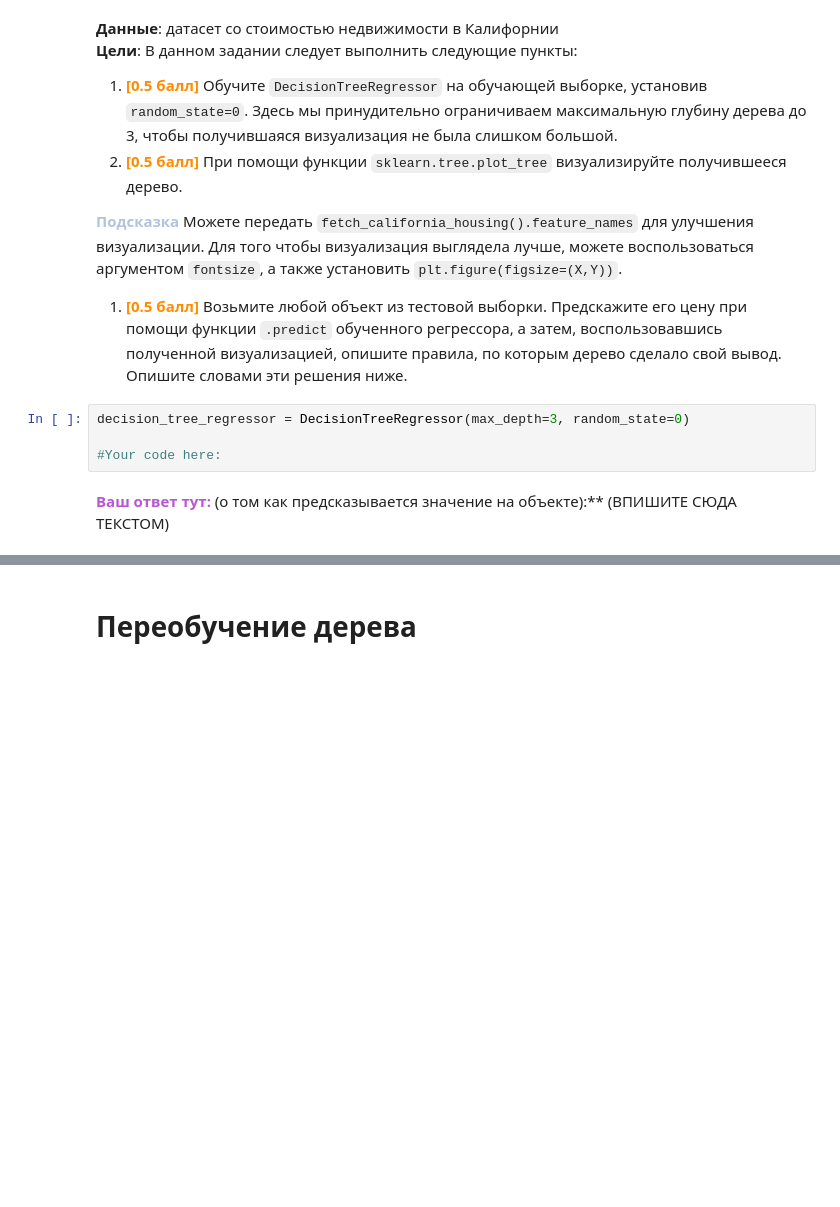
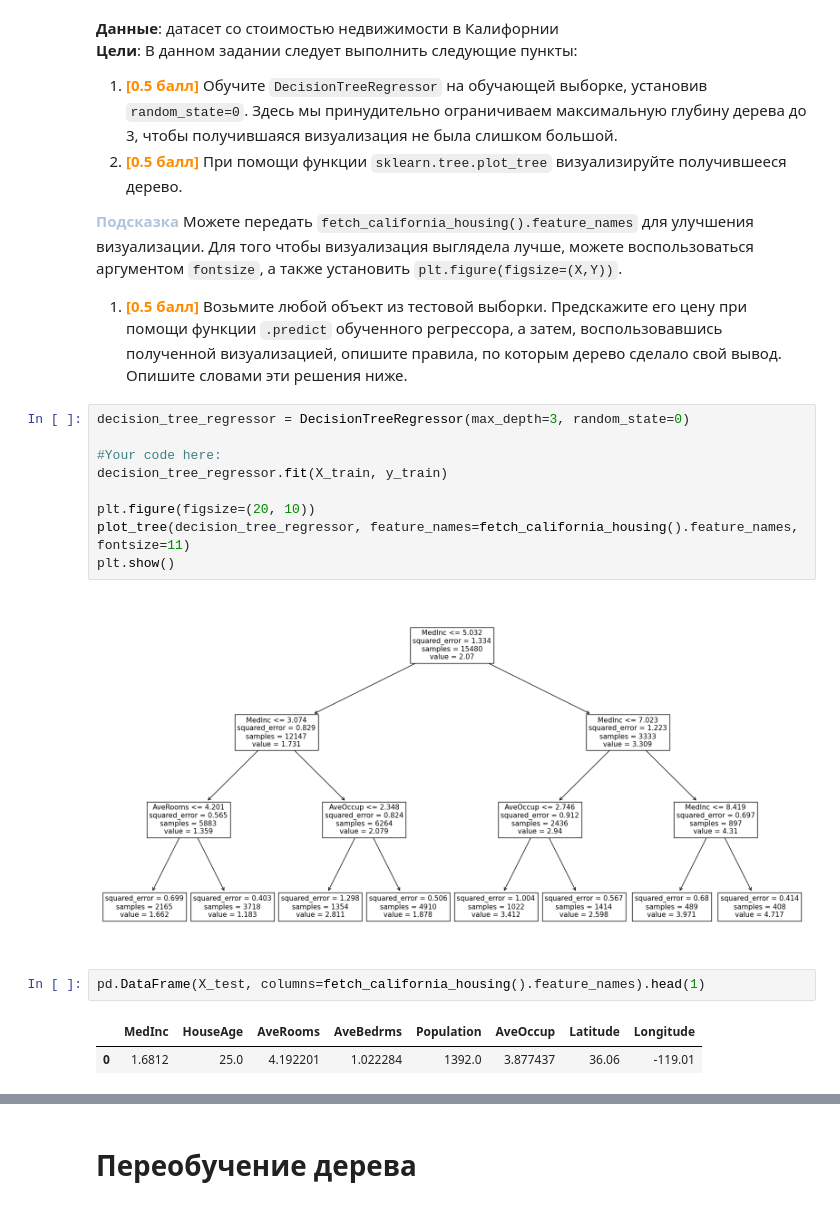
Before and after one commit to vrodealyona/ML2025, a Jupyter notebook: [Base]_Decision_Tree.ipynb, the cells around one changed output, grey strips where cells are left out. Drawn from its saved outputs; the diff is of its cells as text; blank space fills up the shorter version.

```diff
--- a/[Base]_Decision_Tree.ipynb
+++ b/[Base]_Decision_Tree.ipynb
@@ -160,6 +178,16 @@ X_train, X_test, y_train, y_test = get_california_dataset()
 # %%
 decision_tree_regressor = DecisionTreeRegressor(max_depth=3, random_state=0)
 
 #Your code here:
+decision_tree_regressor.fit(X_train, y_train)
+
+plt.figure(figsize=(20, 10))
+plot_tree(decision_tree_regressor, feature_names=fetch_california_housing().feature_names, fontsize=11)
+plt.show()
+# %% [output]
+[figure, added]
-# %% [markdown]
-<font color='MediumOrchid'>**Ваш ответ тут:**</font> (о том как предсказывается значение на объекте):** (ВПИШИТЕ СЮДА ТЕКСТОМ)
+# %%
+pd.DataFrame(X_test, columns=fetch_california_housing().feature_names).head(1)
+# %% [output]
+|  | MedInc | HouseAge | AveRooms | AveBedrms | Population | AveOccup | Latitude | Longitude |
+| 0 | 1.6812 | 25.0 | 4.192201 | 1.022284 | 1392.0 | 3.877437 | 36.06 | -119.01 |
```
Also changed, not shown: parts of 16 cells of this notebook.
